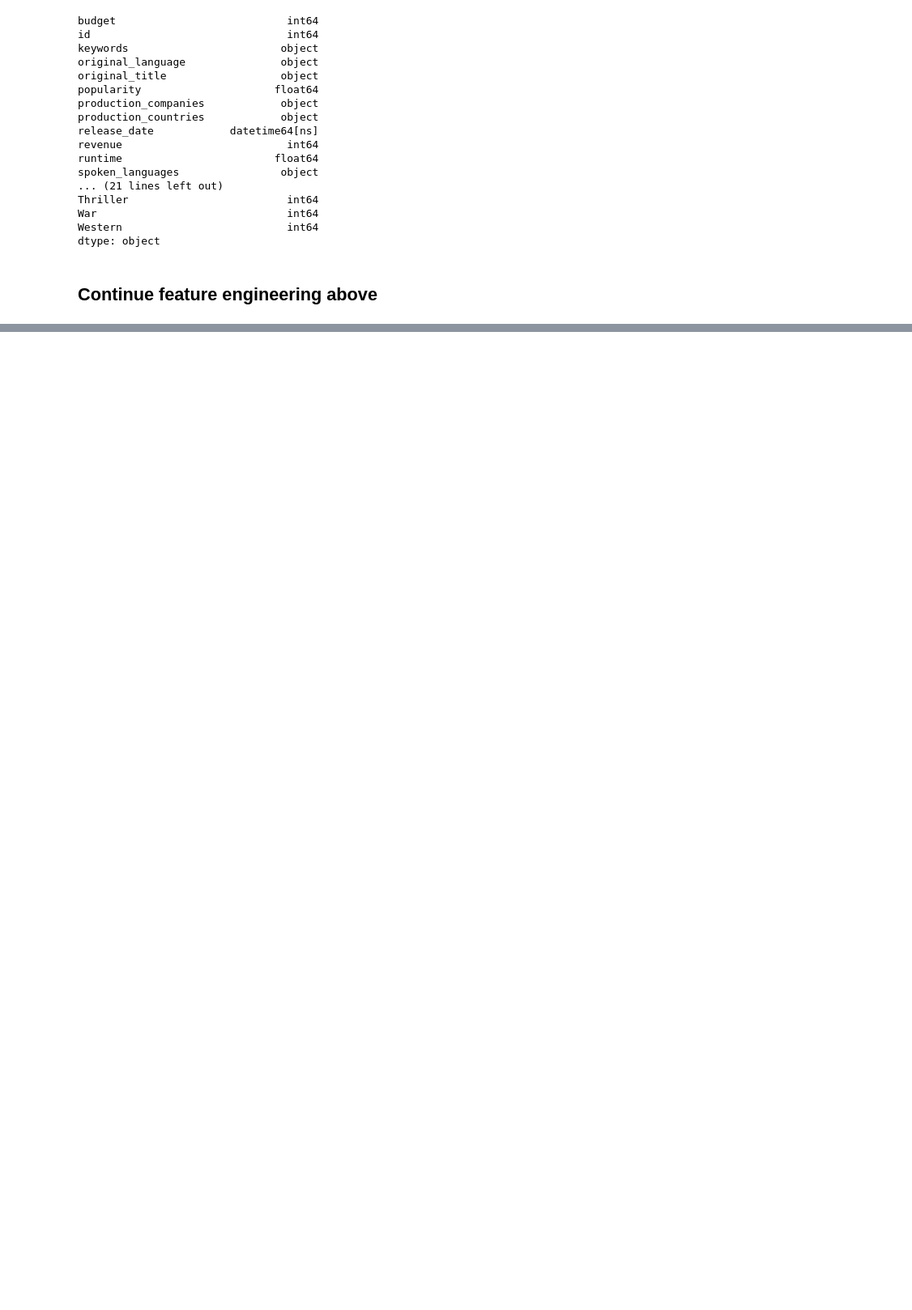
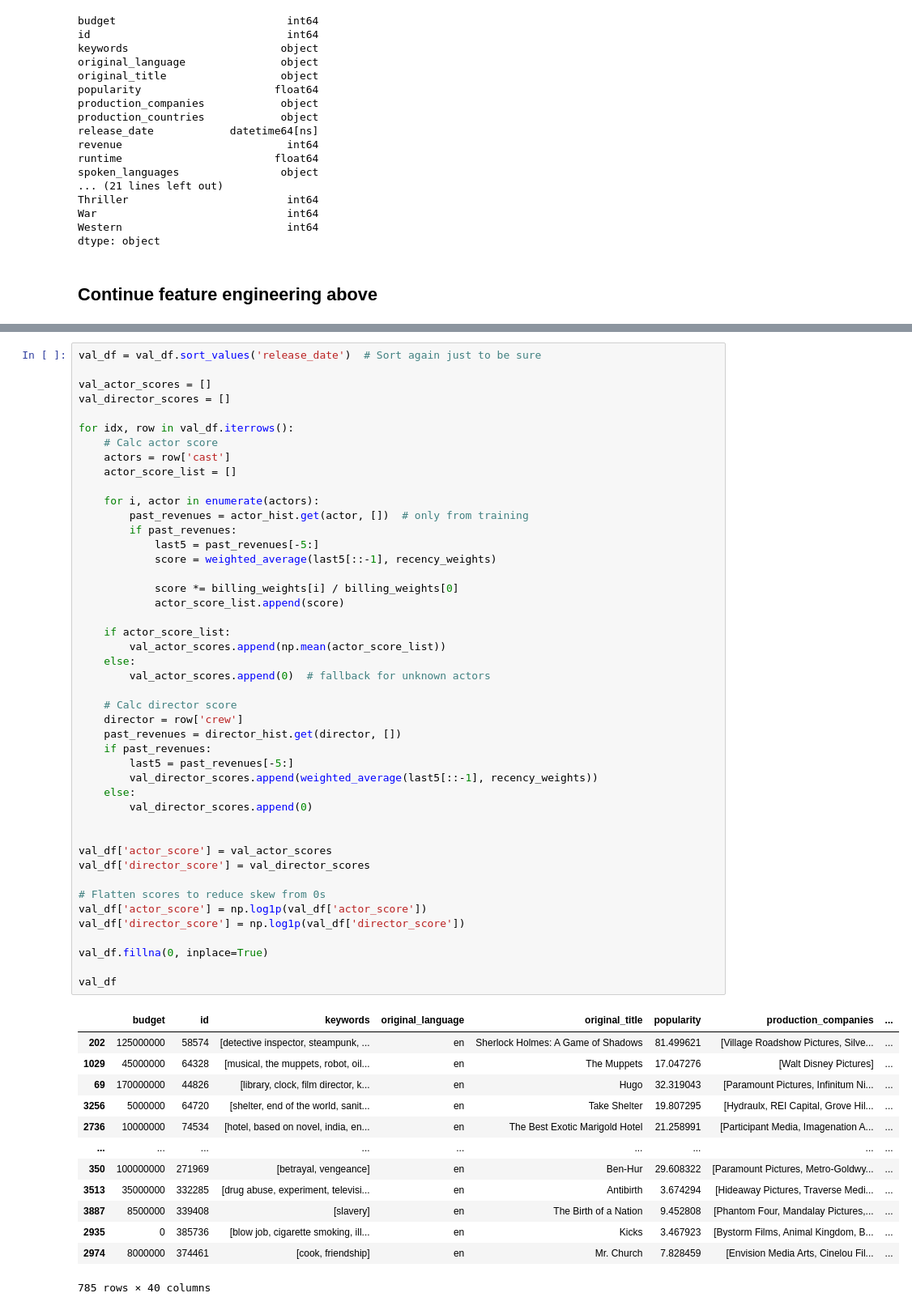
Before and after one commit to fdac25/movieRatings, a Jupyter notebook: code.ipynb, the cells around one changed output, grey strips where cells are left out. Shown: that part at 81% size. Cells and saved outputs as stored; diff of their text form; blank space fills up the shorter version.

```diff
--- a/code.ipynb
+++ b/code.ipynb
@@ -325,3 +387,62 @@ train_X.head()
+# %%
+val_df = val_df.sort_values('release_date')  # Sort again just to be sure
+
+val_actor_scores = []
+val_director_scores = []
+
+for idx, row in val_df.iterrows():
+    # Calc actor score
+    actors = row['cast']
+    actor_score_list = []
+
+    for i, actor in enumerate(actors):
+        past_revenues = actor_hist.get(actor, [])  # only from training
+        if past_revenues:
+            last5 = past_revenues[-5:]
+            score = weighted_average(last5[::-1], recency_weights)
+
+            score *= billing_weights[i] / billing_weights[0]
+            actor_score_list.append(score)
+
+    if actor_score_list:
+        val_actor_scores.append(np.mean(actor_score_list))
+    else:
+        val_actor_scores.append(0)  # fallback for unknown actors
+
+    # Calc director score
+    director = row['crew']
+    past_revenues = director_hist.get(director, [])
+    if past_revenues:
+        last5 = past_revenues[-5:]
+        val_director_scores.append(weighted_average(last5[::-1], recency_weights))
+    else:
+        val_director_scores.append(0)
+
+
+val_df['actor_score'] = val_actor_scores
+val_df['director_score'] = val_director_scores
+
+# Flatten scores to reduce skew from 0s
+val_df['actor_score'] = np.log1p(val_df['actor_score'])
+val_df['director_score'] = np.log1p(val_df['director_score'])
+
+val_df.fillna(0, inplace=True)
+
+val_df
+# %% [output]
+|  | budget | id | keywords | original_language | original_title | popularity | production_companies | ... |
+| 202 | 125000000 | 58574 | [detective inspector, steampunk, ... | en | Sherlock Holmes: A Game of Shadows | 81.499621 | [Village Roadshow Pictures, Silve... | ... |
+| 1029 | 45000000 | 64328 | [musical, the muppets, robot, oil... | en | The Muppets | 17.047276 | [Walt Disney Pictures] | ... |
+| 69 | 170000000 | 44826 | [library, clock, film director, k... | en | Hugo | 32.319043 | [Paramount Pictures, Infinitum Ni... | ... |
+| 3256 | 5000000 | 64720 | [shelter, end of the world, sanit... | en | Take Shelter | 19.807295 | [Hydraulx, REI Capital, Grove Hil... | ... |
+| 2736 | 10000000 | 74534 | [hotel, based on novel, india, en... | en | The Best Exotic Marigold Hotel | 21.258991 | [Participant Media, Imagenation A... | ... |
+| ... | ... | ... | ... | ... | ... | ... | ... | ... |
+| 350 | 100000000 | 271969 | [betrayal, vengeance] | en | Ben-Hur | 29.608322 | [Paramount Pictures, Metro-Goldwy... | ... |
+| 3513 | 35000000 | 332285 | [drug abuse, experiment, televisi... | en | Antibirth | 3.674294 | [Hideaway Pictures, Traverse Medi... | ... |
+| 3887 | 8500000 | 339408 | [slavery] | en | The Birth of a Nation | 9.452808 | [Phantom Four, Mandalay Pictures,... | ... |
+| 2935 | 0 | 385736 | [blow job, cigarette smoking, ill... | en | Kicks | 3.467923 | [Bystorm Films, Animal Kingdom, B... | ... |
+| 2974 | 8000000 | 374461 | [cook, friendship] | en | Mr. Church | 7.828459 | [Envision Media Arts, Cinelou Fil... | ... |
+785 rows × 40 columns
 # %%
 cols = ['release_date', 'id', 'keywords', 'original_language', 'original_title', 'popularity', 'production_companies',
                           'production_countries', 'spoken_languages', 'vote_average', 'vote_count', 'cast', 'crew']
```
Also changed, not shown: parts of 5 cells of this notebook.
